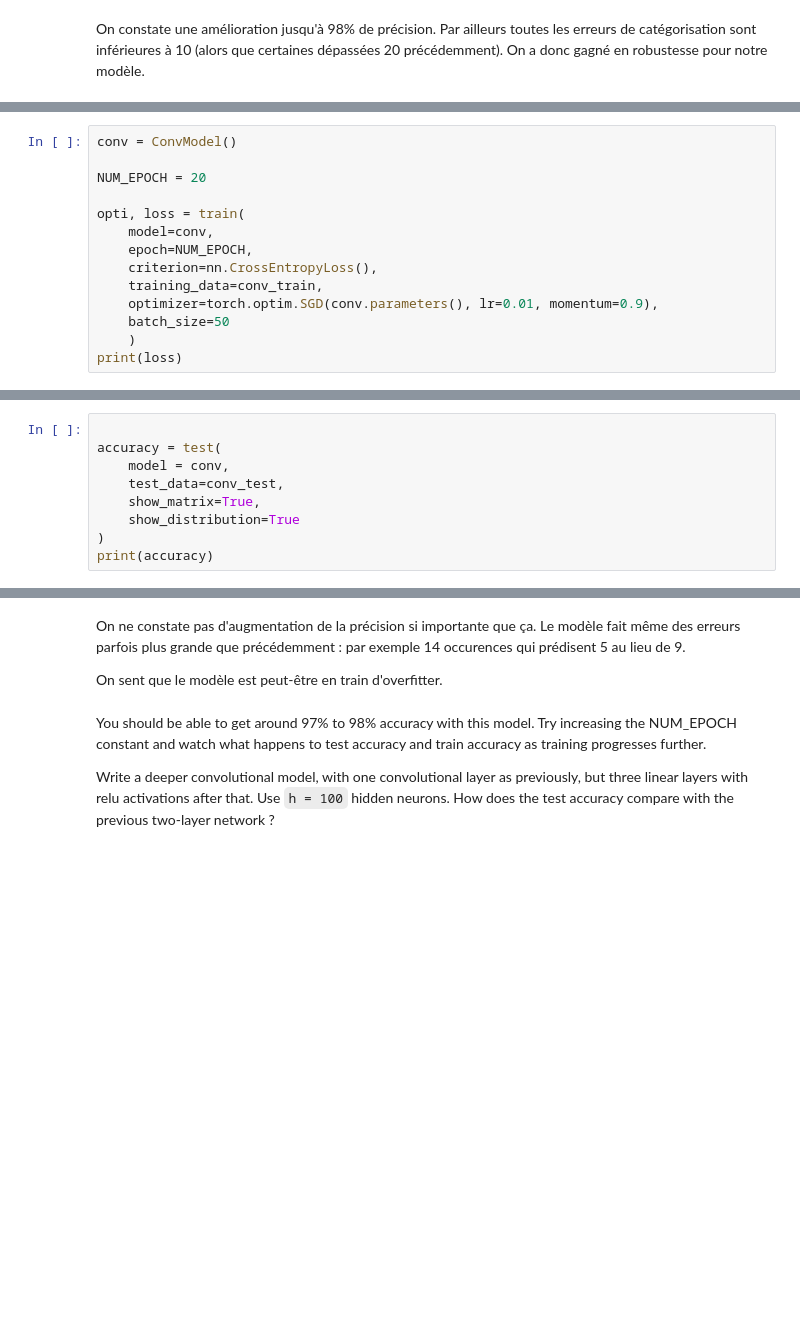
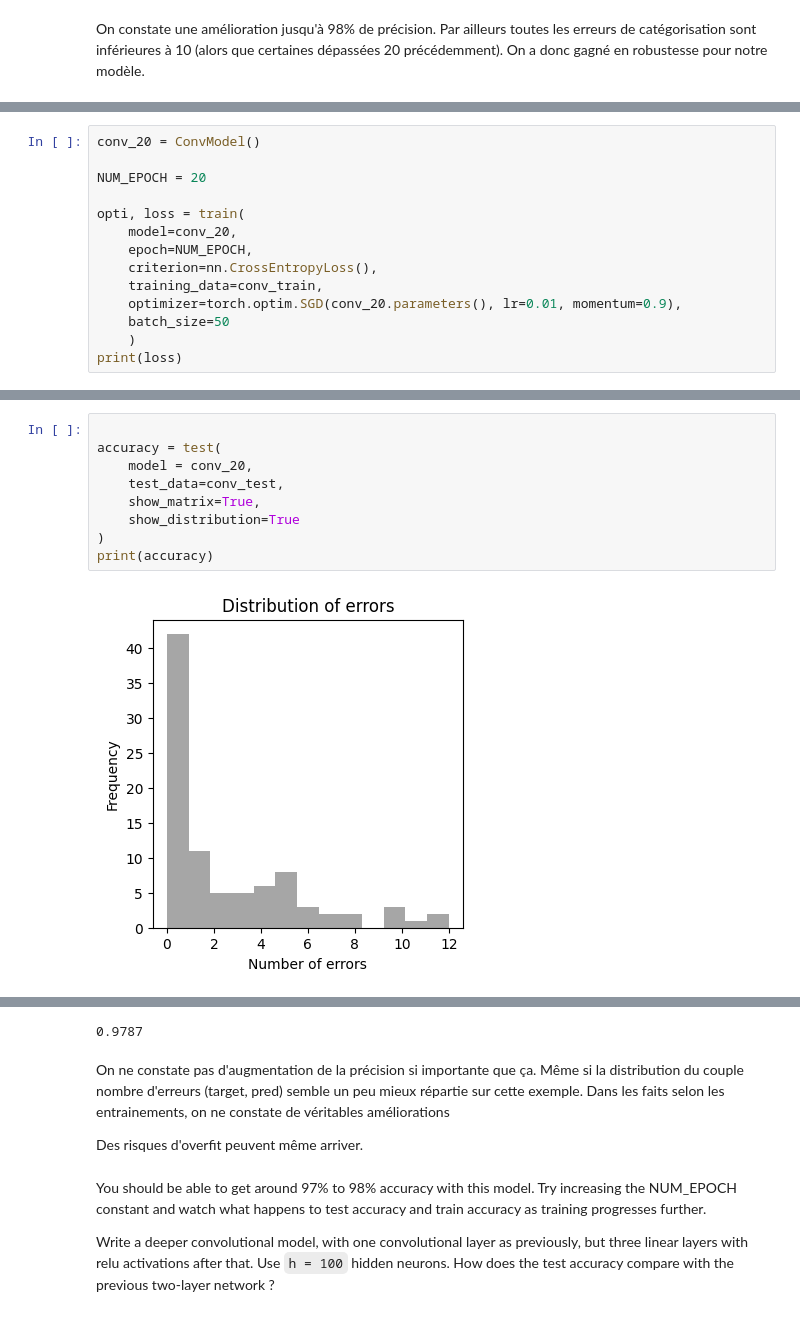
Before and after one commit to PaulToudret/ensae_dl_pw1, a Jupyter notebook: notebook.ipynb, the cells around one changed output, grey strips where cells are left out. Drawn from its saved outputs; the diff is of its cells as text; blank space fills up the shorter version.

```diff
--- a/notebook.ipynb
+++ b/notebook.ipynb
@@ -584,14 +587,14 @@ On constate une amélioration jusqu'à 98% de précision. Par ailleurs toutes le
 # %%
-conv = ConvModel()
+conv_20 = ConvModel()
 
 NUM_EPOCH = 20
 
 opti, loss = train(
-    model=conv,
+    model=conv_20,
     epoch=NUM_EPOCH,
     criterion=nn.CrossEntropyLoss(),
     training_data=conv_train,
-    optimizer=torch.optim.SGD(conv.parameters(), lr=0.01, momentum=0.9),
+    optimizer=torch.optim.SGD(conv_20.parameters(), lr=0.01, momentum=0.9),
     batch_size=50
     )
 print(loss)
@@ -616,9 +619,11 @@ batch 9.0 %
 # %%
 
 accuracy = test(
-    model = conv,
+    model = conv_20,
     test_data=conv_test,
     show_matrix=True,
     show_distribution=True
 )
 print(accuracy)
+# %% [output]
+[figure, added]
@@ -625,7 +631,8 @@ print(accuracy)
+0.9787
 # %% [markdown]
-On ne constate pas d'augmentation de la précision si importante que ça. Le modèle fait même des erreurs parfois plus grande que précédemment : par exemple 14 occurences qui prédisent 5 au lieu de 9.
+On ne constate pas d'augmentation de la précision si importante que ça. Même si la distribution du couple nombre d'erreurs (target, pred) semble un peu mieux répartie sur cette exemple. Dans les faits selon les entrainements, on ne constate de véritables améliorations
 
-On sent que le modèle est peut-être en train d'overfitter.
+ Des risques d'overfit peuvent même arriver.
 # %% [markdown]
 You should be able to get around 97\% to 98\% accuracy with this model. Try increasing the NUM_EPOCH constant and watch what happens to test accuracy and train accuracy as training progresses further.
 
```
Also changed, not shown: parts of 28 cells of this notebook.
